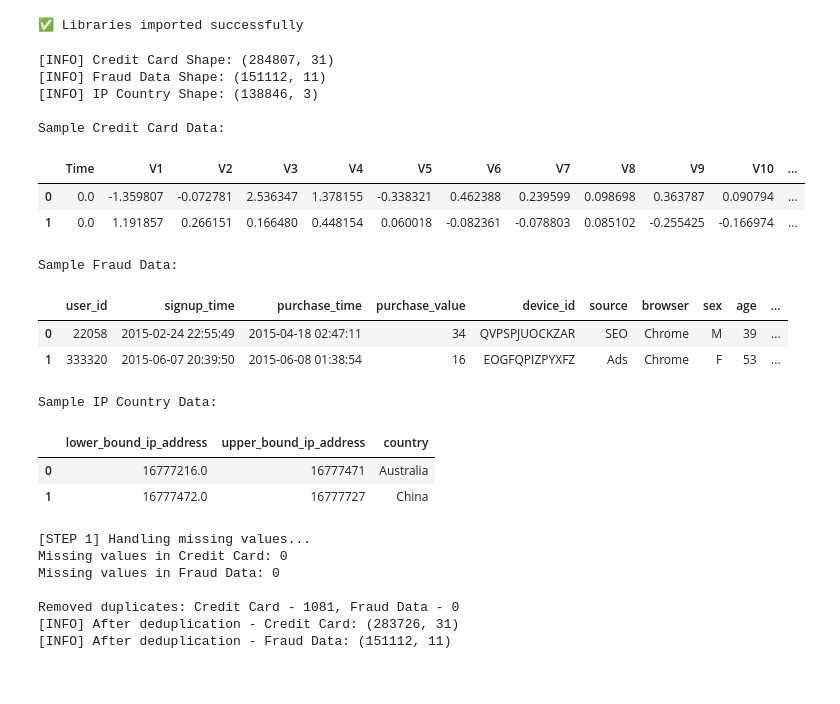
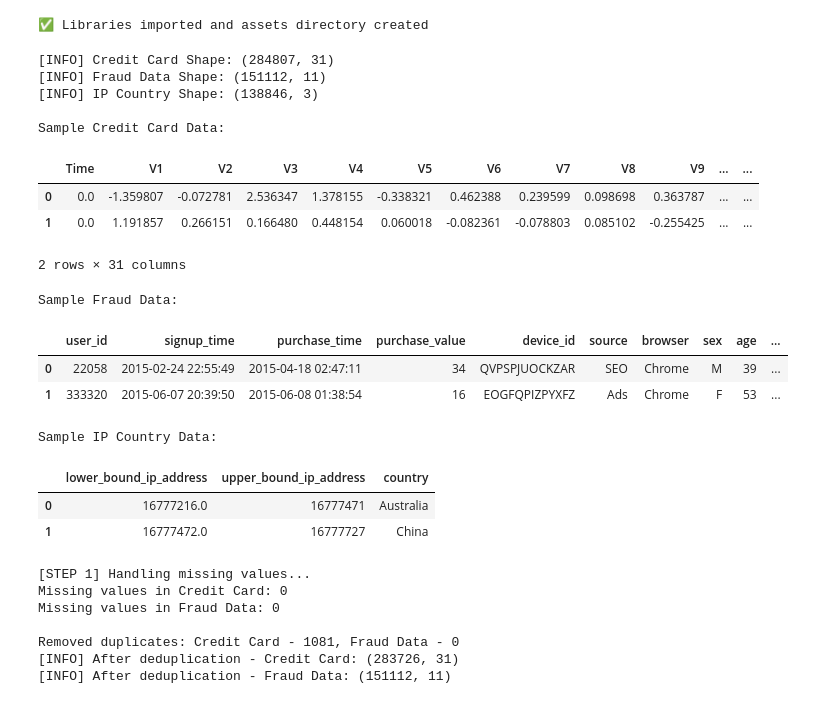
Before and after one commit to yesufma/Fraud-detection-ecommerce-banking, a Jupyter notebook: notebooks/Task1_Data_Analysis_Preprocessing.ipynb, the cells around one changed output. Drawn from its saved outputs; the diff is of its cells as text; code cells hidden in the pictures.

Commit message:
Update project files after cleaning history

```diff
--- a/notebooks/Task1_Data_Analysis_Preprocessing.ipynb
+++ b/notebooks/Task1_Data_Analysis_Preprocessing.ipynb
@@ -1,5 +1,5 @@
 # %%
-# Import essential libraries
+# Cell 1: Import Libraries
 import pandas as pd
 import numpy as np
 import matplotlib.pyplot as plt
@@ -10,45 +10,51 @@ import os
 # Configure visualizations
 sns.set(style="whitegrid", palette="pastel")
 %matplotlib inline
-print("✅ Libraries imported successfully")
+
+# Create assets directory if it doesn't exist
+assets_dir = r"C:\Users\yusuf\Desktop\10Academy\week8\FraudDetectionProject\assets"
+os.makedirs(assets_dir, exist_ok=True)
+
+print("✅ Libraries imported and assets directory created")
 # %% [output]
-✅ Libraries imported successfully
+✅ Libraries imported and assets directory created
 # %%
-# Define data paths
-data_dir = r"C:\Users\yusuf\Desktop\10Academy\week8\Data"
+# Cell 2: Load Datasets
+data_dir = r"C:\Users\yusuf\Desktop\10Academy\week8\FraudDetectionProject\Data"
 creditcard_path = os.path.join(data_dir, "creditcard.csv")
 fraud_data_path = os.path.join(data_dir, "Fraud_Data.csv")
 ip_country_path = os.path.join(data_dir, "IpAddress_to_Country.csv")
 
 # Load datasets
 creditcard_df = pd.read_csv(creditcard_path)
 fraud_df = pd.read_csv(fraud_data_path)
 ip_country_df = pd.read_csv(ip_country_path)
 
 # Print dataset info
 print(f"[INFO] Credit Card Shape: {creditcard_df.shape}")
 print(f"[INFO] Fraud Data Shape: {fraud_df.shape}")
 print(f"[INFO] IP Country Shape: {ip_country_df.shape}")
 print("\nSample Credit Card Data:")
 display(creditcard_df.head(2))
 print("\nSample Fraud Data:")
 display(fraud_df.head(2))
 print("\nSample IP Country Data:")
 display(ip_country_df.head(2))
 # %% [output]
 [INFO] Credit Card Shape: (284807, 31)
 [INFO] Fraud Data Shape: (151112, 11)
 [INFO] IP Country Shape: (138846, 3)
 
 Sample Credit Card Data:
-|  | Time | V1 | V2 | V3 | V4 | V5 | V6 | V7 | V8 | V9 | V10 | ... |
-| 0 | 0.0 | -1.359807 | -0.072781 | 2.536347 | 1.378155 | -0.338321 | 0.462388 | 0.239599 | 0.098698 | 0.363787 | 0.090794 | ... |
-| 1 | 0.0 | 1.191857 | 0.266151 | 0.166480 | 0.448154 | 0.060018 | -0.082361 | -0.078803 | 0.085102 | -0.255425 | -0.166974 | ... |
+|  | Time | V1 | V2 | V3 | V4 | V5 | V6 | V7 | V8 | V9 | ... | ... |
+| 0 | 0.0 | -1.359807 | -0.072781 | 2.536347 | 1.378155 | -0.338321 | 0.462388 | 0.239599 | 0.098698 | 0.363787 | ... | ... |
+| 1 | 0.0 | 1.191857 | 0.266151 | 0.166480 | 0.448154 | 0.060018 | -0.082361 | -0.078803 | 0.085102 | -0.255425 | ... | ... |
-Sample Fraud Data:
+2 rows × 31 columns
+Sample Fraud Data:
 |  | user_id | signup_time | purchase_time | purchase_value | device_id | source | browser | sex | age | ... |
 | 0 | 22058 | 2015-02-24 22:55:49 | 2015-04-18 02:47:11 | 34 | QVPSPJUOCKZAR | SEO | Chrome | M | 39 | ... |
 | 1 | 333320 | 2015-06-07 20:39:50 | 2015-06-08 01:38:54 | 16 | EOGFQPIZPYXFZ | Ads | Chrome | F | 53 | ... |
-Sample IP Country Data:
+Sample IP Country Data:
 |  | lower_bound_ip_address | upper_bound_ip_address | country |
 | 0 | 16777216.0 | 16777471 | Australia |
 | 1 | 16777472.0 | 16777727 | China |
```
Also changed, not shown: parts of 11 cells of this notebook, 8 other files.
